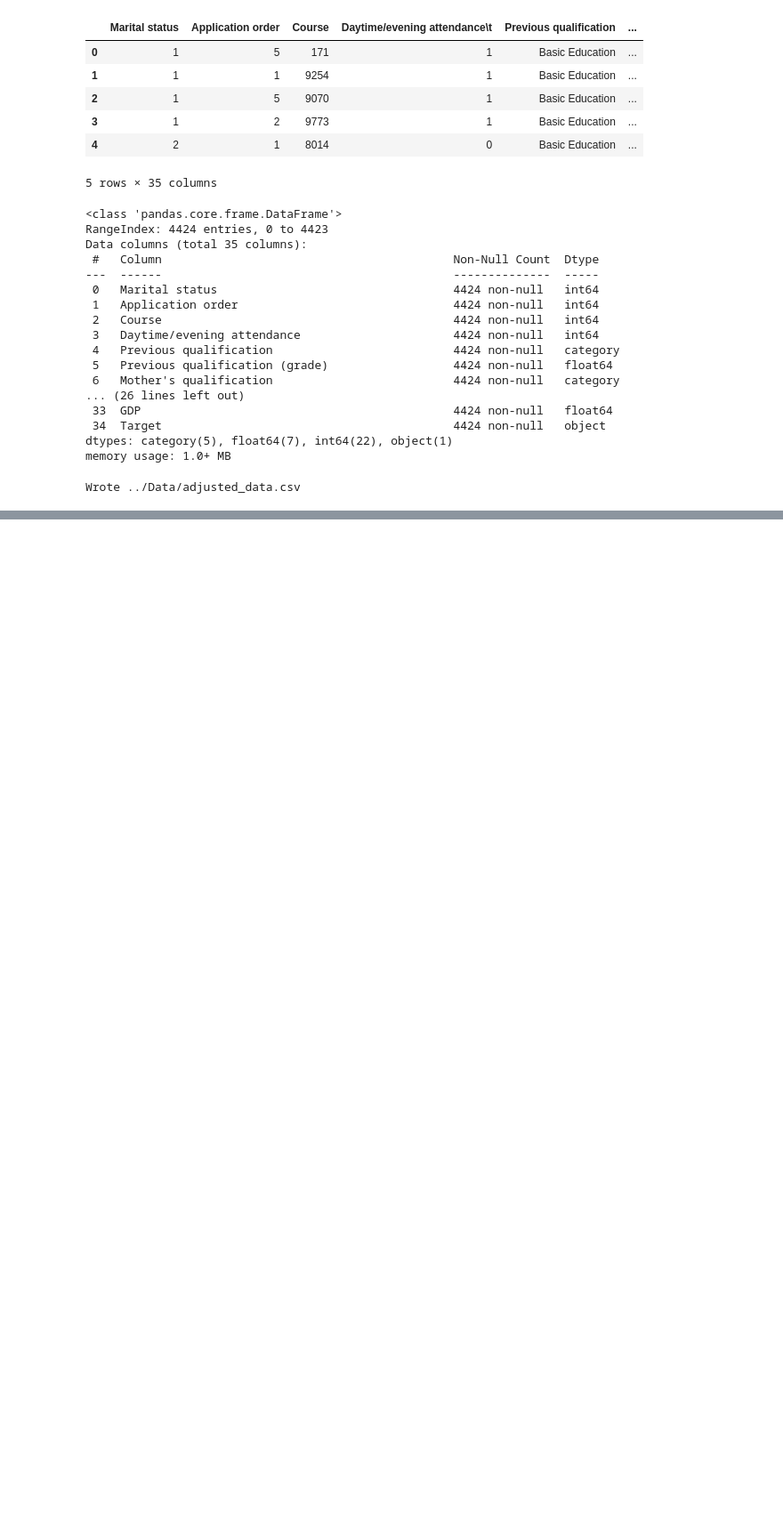
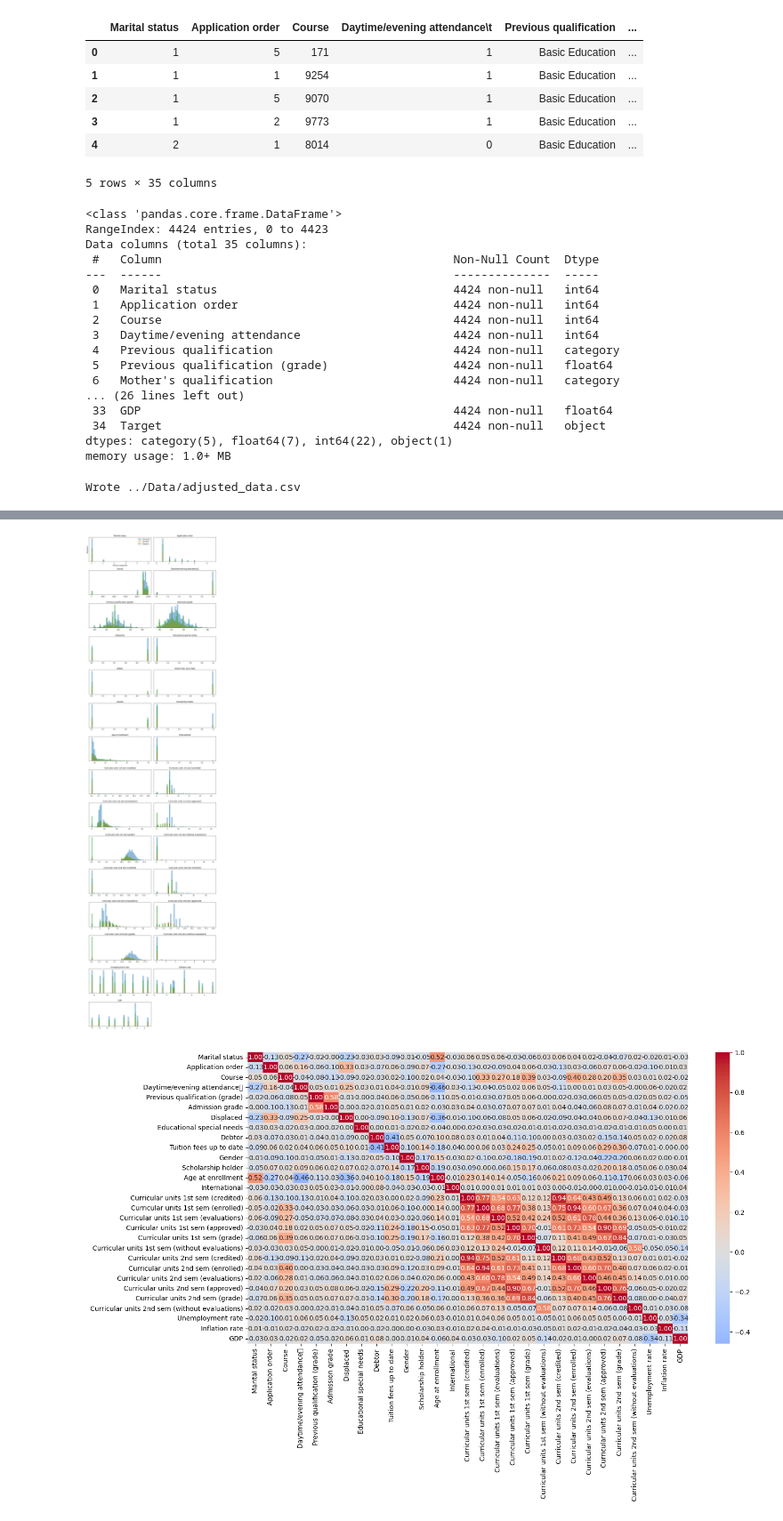
Before and after one commit to m-nader/FYS-STK4155-group14, a Jupyter notebook: project_3/Code/adjust_data.ipynb, the cells around one changed output, grey strips where cells are left out. Shown at 89% size. Cells and saved outputs as stored; diff of their text form; code cells hidden in the pictures; blank space fills up the shorter version.

```diff
--- a/project_3/Code/adjust_data.ipynb
+++ b/project_3/Code/adjust_data.ipynb
@@ -555,2 +555,44 @@ weighted avg       0.72      0.72      0.72       885
 [figure]
 [figure]
+# %%
+# plot numeric feature distributions by Target (up to 30 features) and correlation heatmap
+numeric_features = df.select_dtypes(include=[np.number]).columns.tolist()
+features = numeric_features[:30]
+
+nrows = (len(features) + 1) // 2
+fig, axes = plt.subplots(nrows, 2, figsize=(12, 3 * nrows))
+ax = axes.ravel()
+
+graduate = df.loc[df['Target'] == 'Graduate', features]
+enrolled = df.loc[df['Target'] == 'Enrolled', features]
+dropout = df.loc[df['Target'] == 'Dropout', features]
+
+for i, feat in enumerate(features):
+    col_data = df[feat].dropna()
+    if col_data.empty:
+        ax[i].axis('off')
+        continue
+    bins = np.histogram(col_data, bins=50)[1]
+    ax[i].hist(graduate[feat].dropna(), bins=bins, alpha=0.5)
+    ax[i].hist(enrolled[feat].dropna(), bins=bins, alpha=0.5)
+    ax[i].hist(dropout[feat].dropna(), bins=bins, alpha=0.5)
+    ax[i].set_title(feat)
+    ax[i].set_yticks([])
+# turn off any unused subplots
+for j in range(len(features), len(ax)):
+    ax[j].axis('off')
+
+ax[0].set_xlabel("Feature magnitude")
+ax[0].set_ylabel("Frequency")
+ax[0].legend(["Graduate", "Enrolled", "Dropout"], loc="best")
+fig.tight_layout()
+plt.show()
+
+# correlation heatmap (use numeric features)
+corr = df[features].corr().round(2)
+plt.figure(figsize=(15, 8))
+sns.heatmap(corr, annot=True, fmt=".2f", cmap="coolwarm", center=0)
+plt.show()
+# %% [output]
+[figure, added]
+[figure, added]
```
Also changed, not shown: parts of 1 cell of this notebook, 1 other file.
